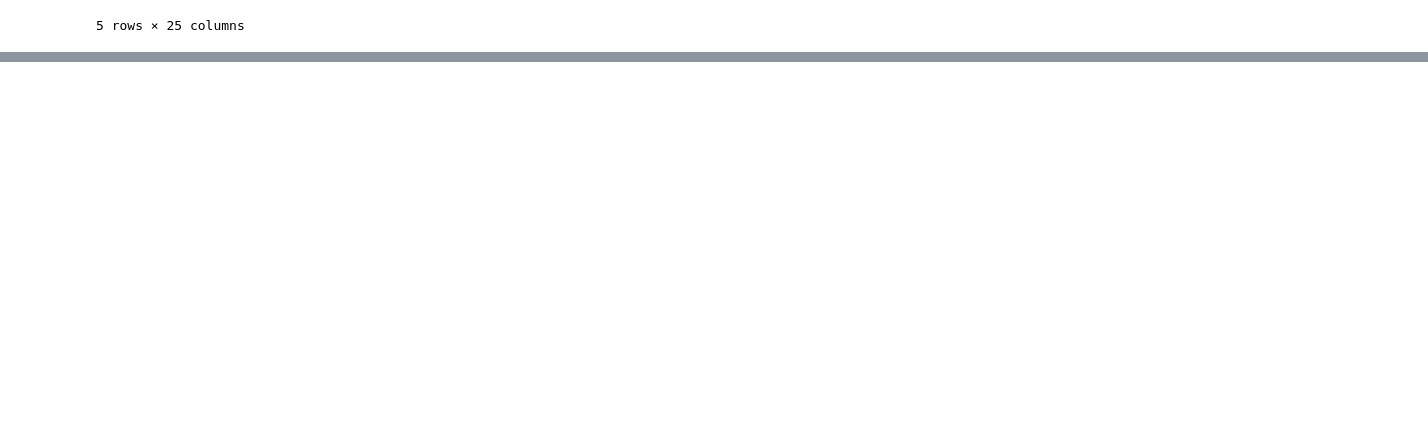
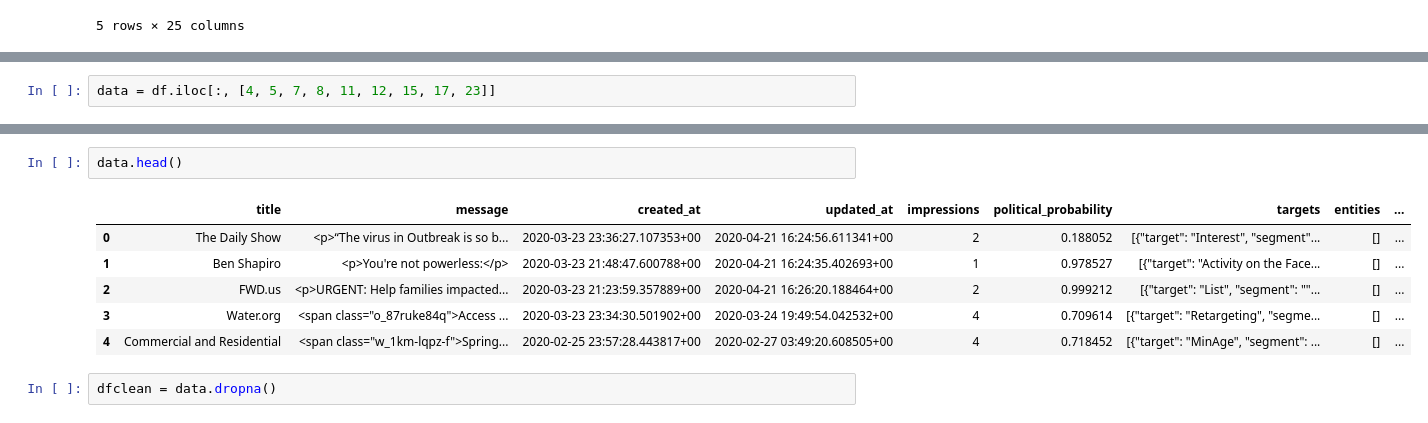
Before and after one commit to JohnSheehan8/Capstone-Political-data, a Jupyter notebook: workingNB/Working_Notebook.ipynb, the cells around one changed output, grey strips where cells are left out. Drawn from its saved outputs; the diff is of its cells as text; blank space fills up the shorter version.

Commit message:
basic data understanding

```diff
--- a/workingNB/Working_Notebook.ipynb
+++ b/workingNB/Working_Notebook.ipynb
@@ -16,0 +55,2 @@ df.head()
+# %%
+data = df.iloc[:, [4, 5, 7, 8, 11, 12, 15, 17, 23]]
@@ -16,0 +76,11 @@ df.head()
+# %%
+data.head()
+# %% [output]
+|  | title | message | created_at | updated_at | impressions | political_probability | targets | entities | ... |
+| 0 | The Daily Show | <p>“The virus in Outbreak is so b... | 2020-03-23 23:36:27.107353+00 | 2020-04-21 16:24:56.611341+00 | 2 | 0.188052 | [{"target": "Interest", "segment"... | [] | ... |
+| 1 | Ben Shapiro | <p>You're not powerless:</p> | 2020-03-23 21:48:47.600788+00 | 2020-04-21 16:24:35.402693+00 | 1 | 0.978527 | [{"target": "Activity on the Face... | [] | ... |
+| 2 | FWD.us | <p>URGENT: Help families impacted... | 2020-03-23 21:23:59.357889+00 | 2020-04-21 16:26:20.188464+00 | 2 | 0.999212 | [{"target": "List", "segment": ""... | [] | ... |
+| 3 | Water.org | <span class="o_87ruke84q">Access ... | 2020-03-23 23:34:30.501902+00 | 2020-03-24 19:49:54.042532+00 | 4 | 0.709614 | [{"target": "Retargeting", "segme... | [] | ... |
+| 4 | Commercial and Residential | <span class="w_1km-lqpz-f">Spring... | 2020-02-25 23:57:28.443817+00 | 2020-02-27 03:49:20.608505+00 | 4 | 0.718452 | [{"target": "MinAge", "segment": ... | [] | ... |
+# %%
+dfclean = data.dropna()
```
Also changed, not shown: parts of 13 cells of this notebook.
